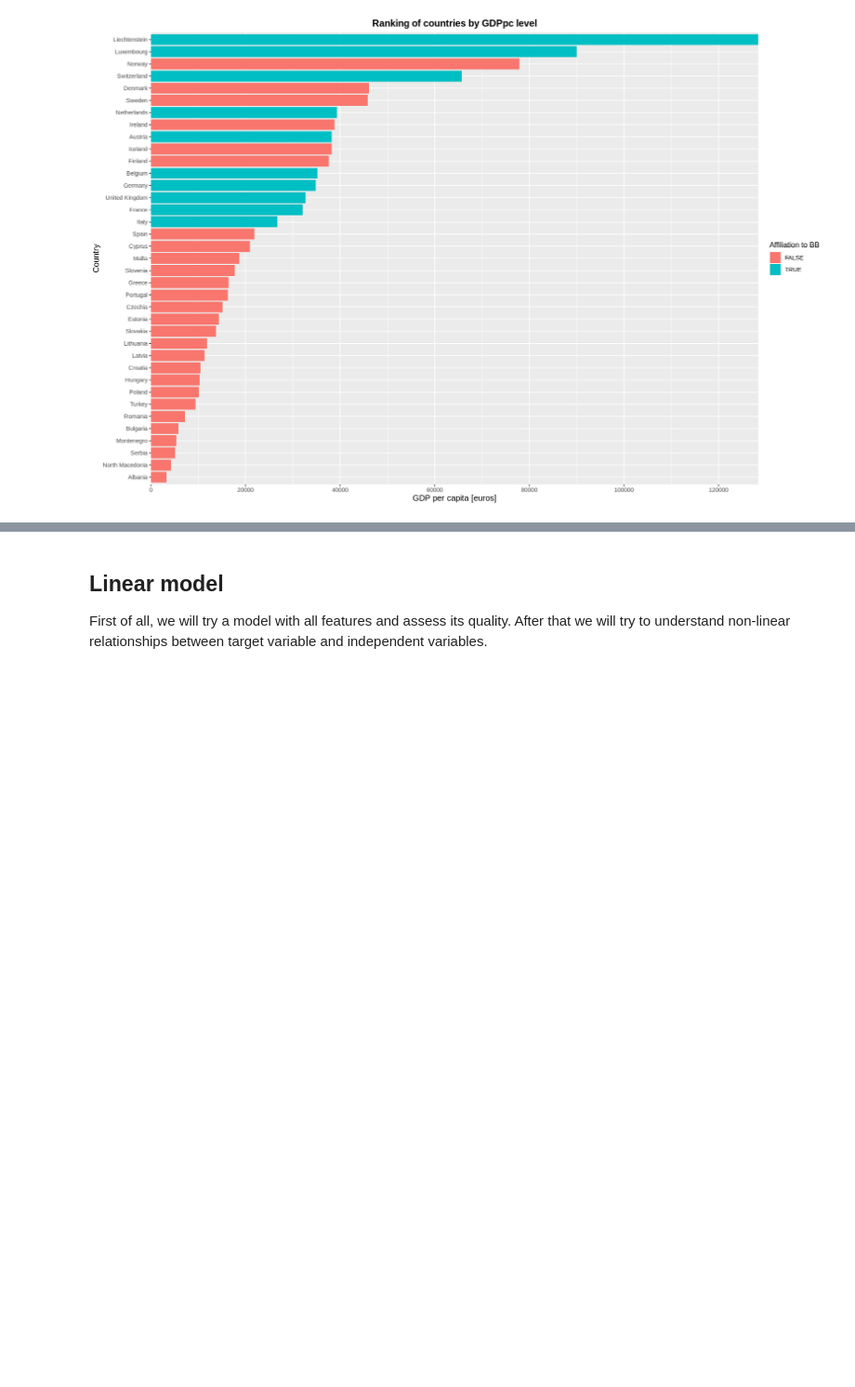
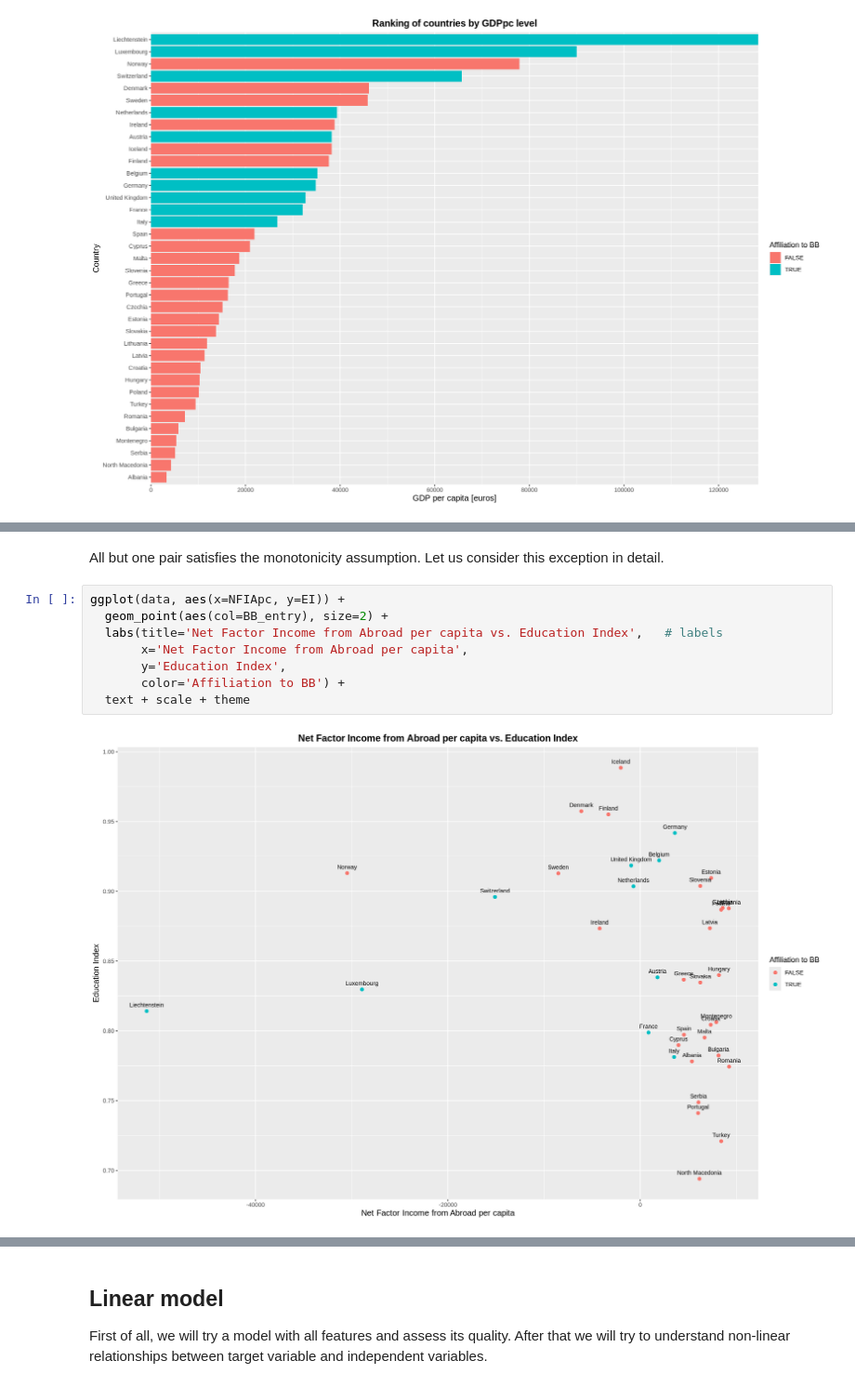
Before and after one commit to nickobard/eurostat-datasets-analysis, a Jupyter notebook: sem-3/semestral-work.ipynb, the cells around one changed output, grey strips where cells are left out. Shown at 93% size. Drawn from its saved outputs; the diff is of its cells as text; blank space fills up the shorter version.

```diff
--- a/sem-3/semestral-work.ipynb
+++ b/sem-3/semestral-work.ipynb
@@ -353,0 +341,12 @@ corrplot(cor(data[, -1]), method="circle",
+# %% [markdown]
+All but one pair satisfies the monotonicity assumption. Let us consider this exception in detail.
+# %%
+ggplot(data, aes(x=NFIApc, y=EI)) +
+  geom_point(aes(col=BB_entry), size=2) +
+  labs(title='Net Factor Income from Abroad per capita vs. Education Index',   # labels
+       x='Net Factor Income from Abroad per capita',
+       y='Education Index',
+       color='Affiliation to BB') +
+  text + scale + theme
+# %% [output]
+[figure, added]
```
Also changed, not shown: parts of 57 cells of this notebook.
